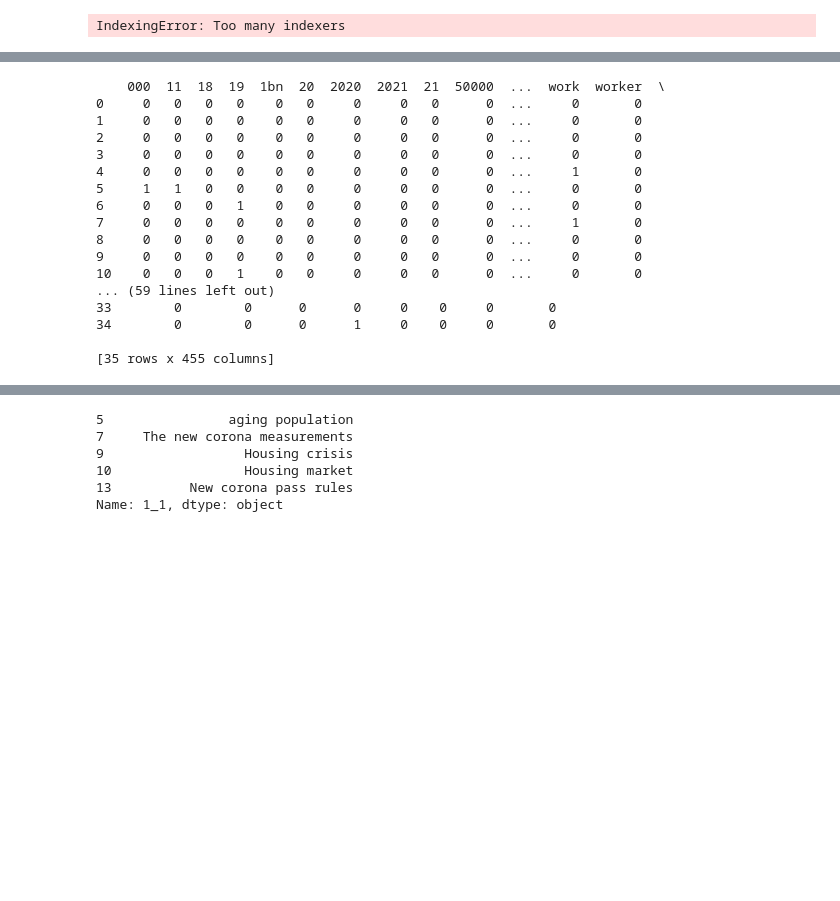
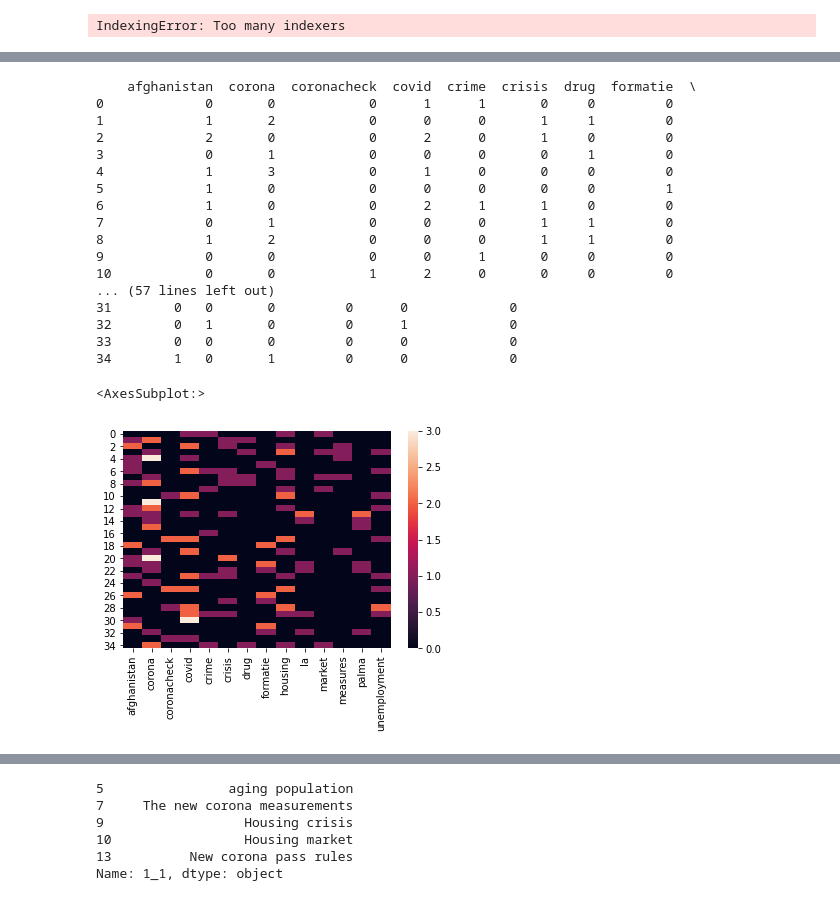
Before and after one commit to vresendez/FYP, a Jupyter notebook: FYP.Test1.11.09.ipynb, the cells around one changed output, grey strips where cells are left out. Drawn from its saved outputs; the diff is of its cells as text; code cells hidden in the pictures; blank space fills up the shorter version.

```diff
--- a/FYP.Test1.11.09.ipynb
+++ b/FYP.Test1.11.09.ipynb
@@ -1296,25 +1258,33 @@ from sklearn.feature_extraction.text import CountVectorizer
 corpus = listtext
 df = pd.DataFrame(data=corpus)
 
-vectorizer = CountVectorizer(binary=True)
+vectorizer = CountVectorizer(min_df=5, stop_words='english')
 X = vectorizer.fit_transform(df.values.ravel())
 result = pd.DataFrame(data=X.toarray(), columns=vectorizer.get_feature_names())
 print(result)
 # %% [output]
-    000  11  18  19  1bn  20  2020  2021  21  50000  ...  work  worker  \
-0     0   0   0   0    0   0     0     0   0      0  ...     0       0
-1     0   0   0   0    0   0     0     0   0      0  ...     0       0
-2     0   0   0   0    0   0     0     0   0      0  ...     0       0
-3     0   0   0   0    0   0     0     0   0      0  ...     0       0
-4     0   0   0   0    0   0     0     0   0      0  ...     1       0
-5     1   1   0   0    0   0     0     0   0      0  ...     0       0
-6     0   0   0   1    0   0     0     0   0      0  ...     0       0
-7     0   0   0   0    0   0     0     0   0      0  ...     1       0
-8     0   0   0   0    0   0     0     0   0      0  ...     0       0
-9     0   0   0   0    0   0     0     0   0      0  ...     0       0
-10    0   0   0   1    0   0     0     0   0      0  ...     0       0
-... (59 lines left out)
-33        0        0      0      0     0    0     0       0
-34        0        0      0      1     0    0     0       0
-
-[35 rows x 455 columns]
+    afghanistan  corona  coronacheck  covid  crime  crisis  drug  formatie  \
+0             0       0            0      1      1       0     0         0
+1             1       2            0      0      0       1     1         0
+2             2       0            0      2      0       1     0         0
+3             0       1            0      0      0       0     1         0
+4             1       3            0      1      0       0     0         0
+5             1       0            0      0      0       0     0         1
+6             1       0            0      2      1       1     0         0
+7             0       1            0      0      0       1     1         0
+8             1       2            0      0      0       1     1         0
+9             0       0            0      0      1       0     0         0
+10            0       0            1      2      0       0     0         0
+... (57 lines left out)
+31        0   0       0         0      0             0
+32        0   1       0         0      1             0
+33        0   0       0         0      0             0
+34        1   0       1         0      0             0
+# %%
+#plot matrix
+from io import StringIO # string to data frame
+import seaborn as sns # plotting
+sns.heatmap(result)
+# %% [output]
+<AxesSubplot:>
+[figure, added]
```
Also changed, not shown: parts of 88 cells of this notebook.
